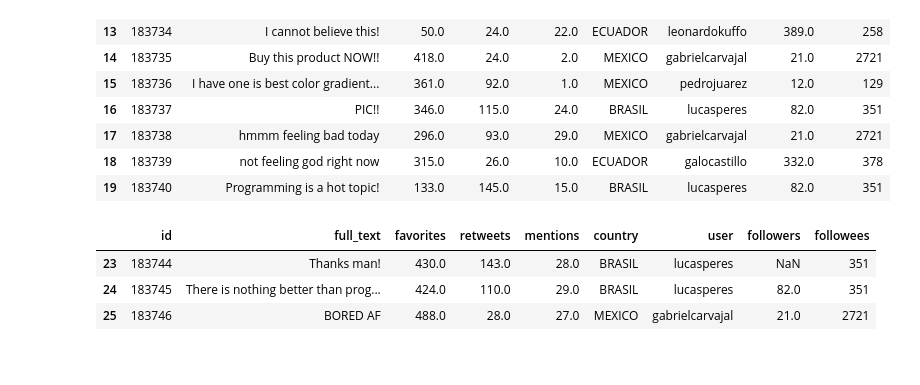
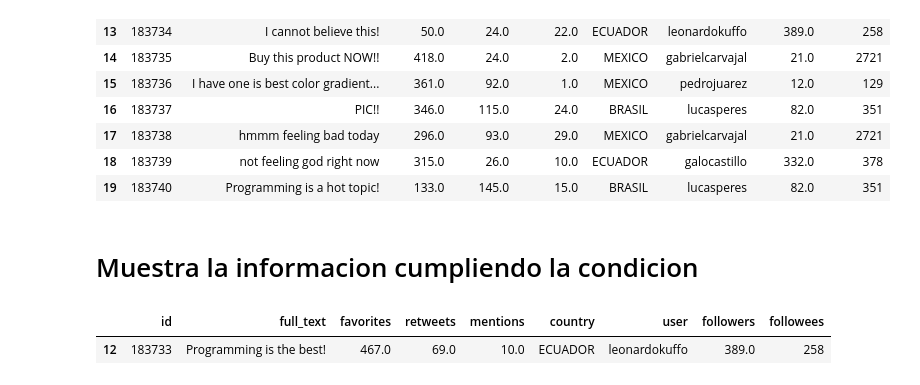
Before and after one commit to mariana550/IAG344, a Jupyter notebook: Mision2/Epandas/libropandas.ipynb, the cells around one changed output. Saved outputs shown, nothing was run; the diff lists cells and outputs as text; code cells hidden in the pictures.

```diff
--- a/Mision2/Epandas/libropandas.ipynb
+++ b/Mision2/Epandas/libropandas.ipynb
@@ -156,14 +162,15 @@ df.loc[9:19,] # muestra filas de la 9 a la 19
 | 17 | 183738 | hmmm feeling bad today | 296.0 | 93.0 | 29.0 | MEXICO | gabrielcarvajal | 21.0 | 2721 |
 | 18 | 183739 | not feeling god right now | 315.0 | 26.0 | 10.0 | ECUADOR | galocastillo | 332.0 | 378 |
 | 19 | 183740 | Programming is a hot topic! | 133.0 | 145.0 | 15.0 | BRASIL | lucasperes | 82.0 | 351 |
+# %% [markdown]
+# Muestra la informacion cumpliendo la condicion
 # %%
-# df[(df["favorites"] > 400) & (df["mentions"] > 20)]
+# df[(df["favorites"] > 400) & (df["mentions"] > 20)] CONDICION
 # df.loc[9:19,]
 
-df.loc[9:19,]
-df[(df["favorites"] > 400) & (df["mentions"] > 20)]
+dff=df.loc[9:19]
+dff[(dff["favorites"] > 400) & (dff["mentions"] > 9)]
+# dff.head(11)
 # %% [output]
 |  | id | full_text | favorites | retweets | mentions | country | user | followers | followees |
-| 23 | 183744 | Thanks man! | 430.0 | 143.0 | 28.0 | BRASIL | lucasperes | NaN | 351 |
-| 24 | 183745 | There is nothing better than prog... | 424.0 | 110.0 | 29.0 | BRASIL | lucasperes | 82.0 | 351 |
-| 25 | 183746 | BORED AF | 488.0 | 28.0 | 27.0 | MEXICO | gabrielcarvajal | 21.0 | 2721 |
+| 12 | 183733 | Programming is the best! | 467.0 | 69.0 | 10.0 | ECUADOR | leonardokuffo | 389.0 | 258 |
```
Also changed, not shown: parts of 1 cell of this notebook.
